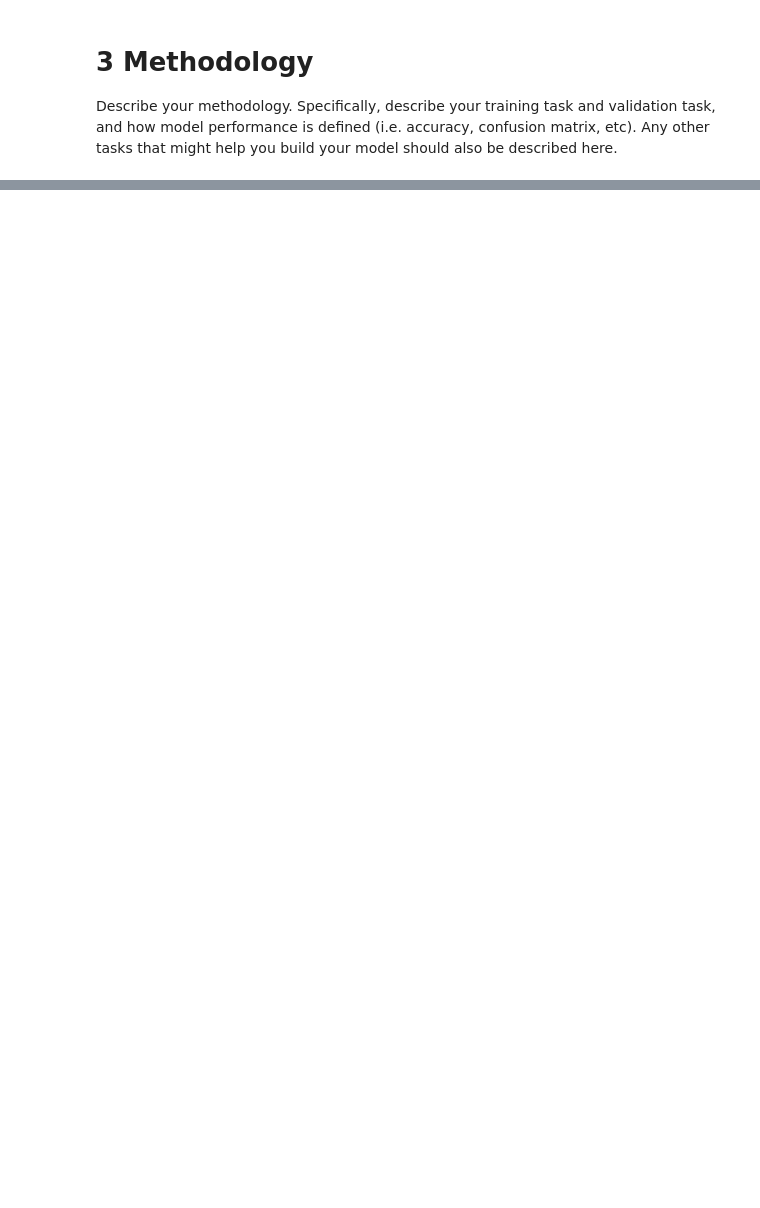
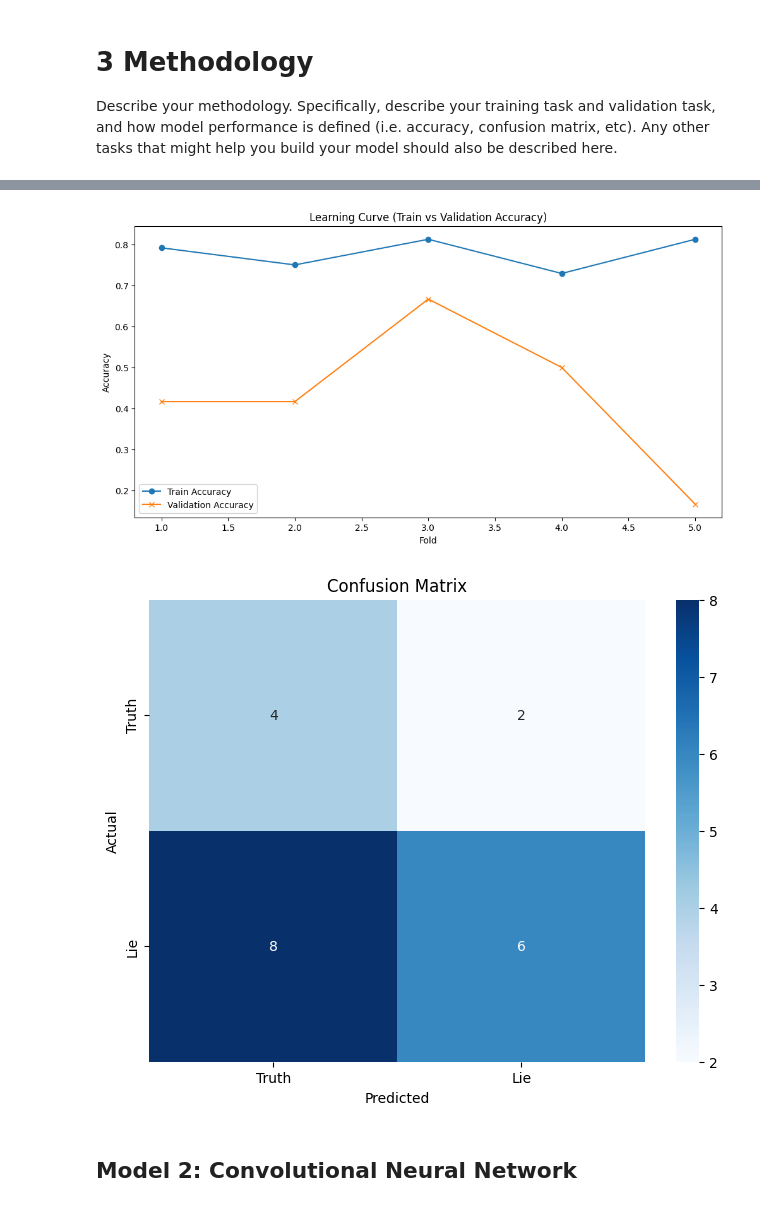
Before and after one commit to mariampinel/Deception-Detector, a Jupyter notebook: ECS7020P_miniproject_2425.ipynb, the cells around one changed output, grey strips where cells are left out. Cells and saved outputs as stored; diff of their text form; code cells hidden in the pictures; blank space fills up the shorter version.

```diff
--- a/ECS7020P_miniproject_2425.ipynb
+++ b/ECS7020P_miniproject_2425.ipynb
@@ -684,6 +398,0 @@ AssertionError: Mismatch in X_test and y_test sizes!
-# %%
-from tensorflow.keras.utils import to_categorical
-
-y_train_segments = to_categorical(y_train_segments, num_classes=2)
-y_valid_segments = to_categorical(y_valid_segments, num_classes=2)
-y_test_segments = to_categorical(y_test_segments, num_classes=2)
@@ -805,9 +398,0 @@ Reshaped X_test_features for Conv1D: (107, 15)
-# %%
-# Flatten the data (from 3D to 2D) for SVM, RandomForest, XGBoost
-X_train_flat = X_train_features.reshape(X_train_features.shape[0], -1)
-X_valid_flat = X_valid_features.reshape(X_valid_features.shape[0], -1)
-X_test_flat = X_test_features.reshape(X_test_features.shape[0], -1)
-
-print(f"Flattened X_train_flat shape: {X_train_flat.shape}")
-print(f"Flattened X_valid_flat shape: {X_valid_flat.shape}")
-print(f"Flattened X_test_flat shape: {X_test_flat.shape}")
@@ -883,0 +535,26 @@ Acknowledge others here (books, papers, repositories, libraries, tools)
+# %%
+# Model 1: Results
+
+# Plot Learning Curve
+plt.figure(figsize=(12, 6))
+plt.plot(range(1, len(validation_accuracies) + 1), train_accuracies, label='Train Accuracy', marker='o')
+plt.plot(range(1, len(validation_accuracies) + 1), validation_accuracies, label='Validation Accuracy', marker='x')
+plt.title('Learning Curve (Train vs Validation Accuracy)')
+plt.xlabel('Fold')
+plt.ylabel('Accuracy')
+plt.legend()
+plt.show()
+
+# Confusion Matrix for Test Data
+conf_matrix = confusion_matrix(y_test_segments, test_preds_svm)
+plt.figure(figsize=(8, 6))
+sns.heatmap(conf_matrix, annot=True, fmt='d', cmap='Blues', xticklabels=['Truth', 'Lie'], yticklabels=['Truth', 'Lie'])
+plt.title('Confusion Matrix')
+plt.xlabel('Predicted')
+plt.ylabel('Actual')
+plt.show()
+# %% [output]
+[figure, added]
+[figure, added]
+# %% [markdown]
+## Model 2: Convolutional Neural Network
```
Also changed, not shown: parts of 82 cells of this notebook.
